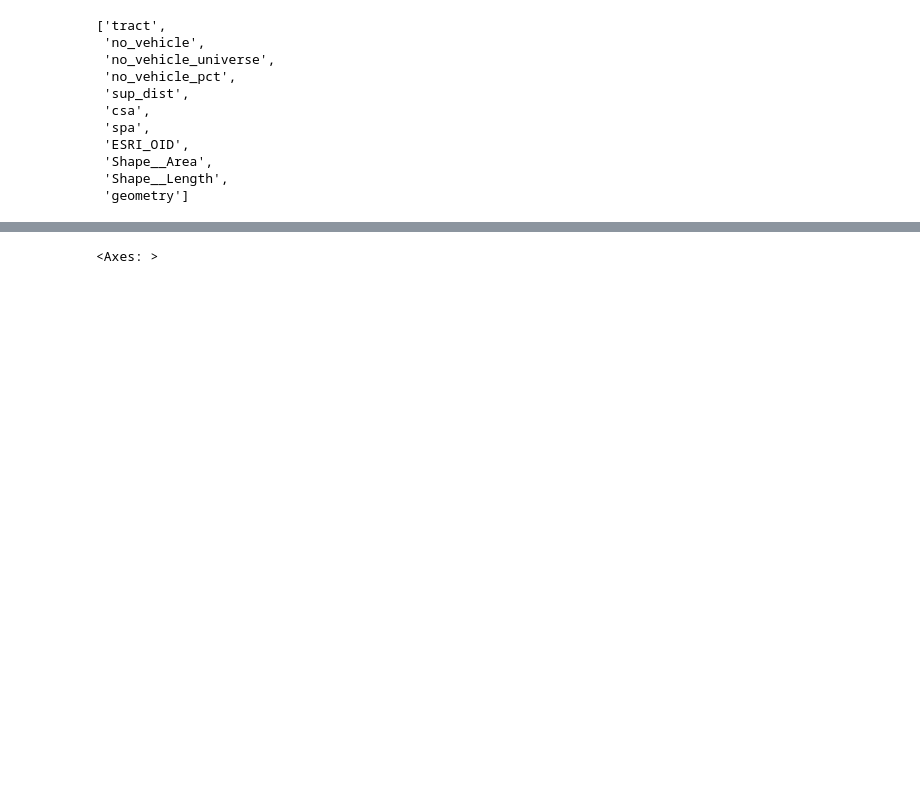
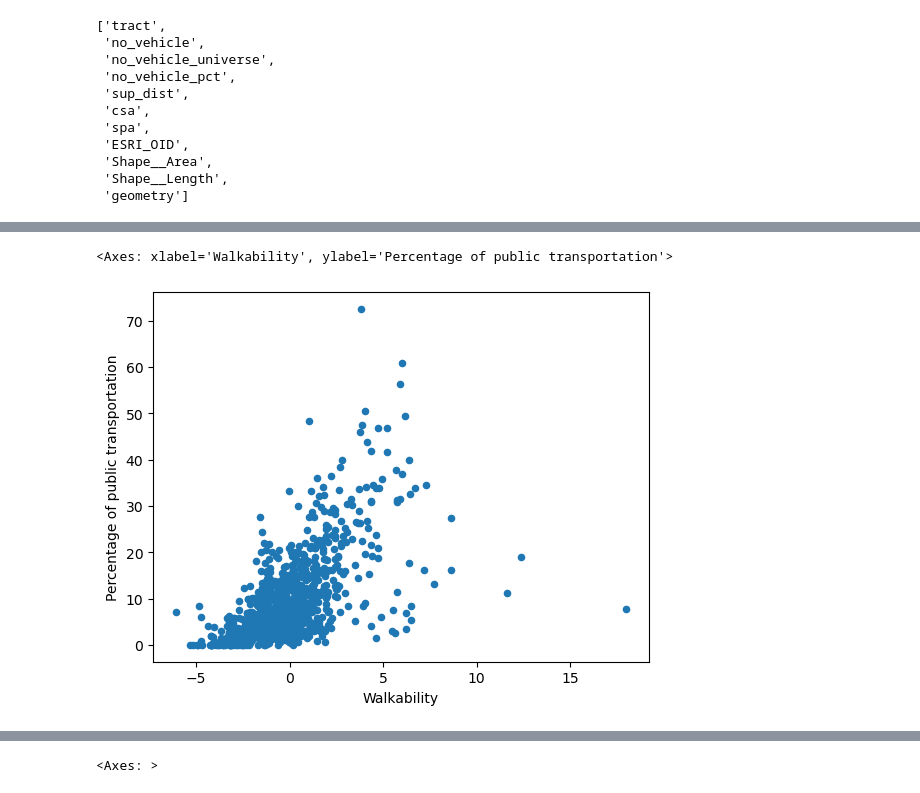
Before and after one commit to tomo-ujikawa/up221-tomohiro, a Jupyter notebook: GroupAssignment3/Means_of_transportation.ipynb, the cells around one changed output, grey strips where cells are left out. Saved outputs shown, nothing was run; the diff lists cells and outputs as text; code cells hidden in the pictures; blank space fills up the shorter version.

```diff
--- a/GroupAssignment3/Means_of_transportation.ipynb
+++ b/GroupAssignment3/Means_of_transportation.ipynb
@@ -335,0 +360,6 @@ tracts2.columns = ['tract',
+# %%
+# FIPS must be used as strings!!
+# create a new dataframe based on the join
+tracts_combined=tracts2.merge(df4,on="FIPS")
+# on="FIPS" means "merge based on FIPS"
+tracts_combined.head()
@@ -335,0 +421,28 @@ tracts2.columns = ['tract',
+# %%
+tracts3.columns = ['OBJECTID',
+ 'TOT_SQFT',
+ 'FIPS',
+ 'GEOID10_1',
+ 'LU_Diversi',
+ 'LUDiv_Z',
+ 'Intersecti',
+ 'Inter_Z',
+ 'Ret_Den',
+ 'Ret_Z',
+ 'Res_Den',
+ 'Res_Z',
+ 'Walkability',
+ 'Walkabil_1',
+ 'geometry']
+# change the column names to common language
+# %%
+# changing dataframe into a dataframe with only necessary columns
+tracts3 = tracts3[['FIPS','Walkability']]
+# %%
+# FIPS must be used as strings!!
+# create a new dataframe based on the join
+tracts_combined2=tracts3.merge(tracts_combined,on="FIPS")
+# on="FIPS" means "merge based on FIPS"
+tracts_combined2.info(verbose=True, show_counts=True)
+
+# number of data decreased because walkability is only available for LA city
@@ -335,0 +462,5 @@ tracts2.columns = ['tract',
+# %%
+tracts_combined2.plot.scatter(x='Walkability',y='Percentage of public transportation')
+# %% [output]
+<Axes: xlabel='Walkability', ylabel='Percentage of public transportation'>
+[figure, added]
```
Also changed, not shown: parts of 12 cells of this notebook, 3 other files.
